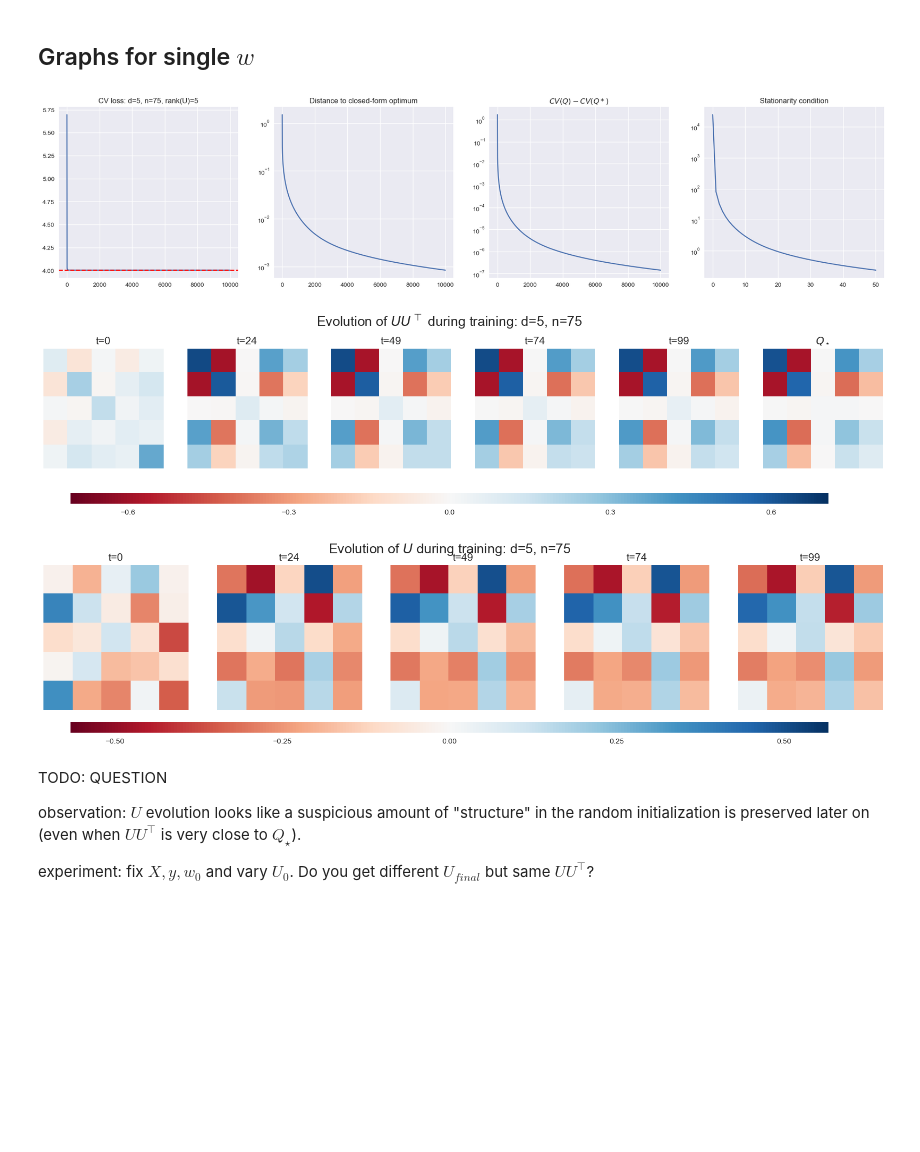
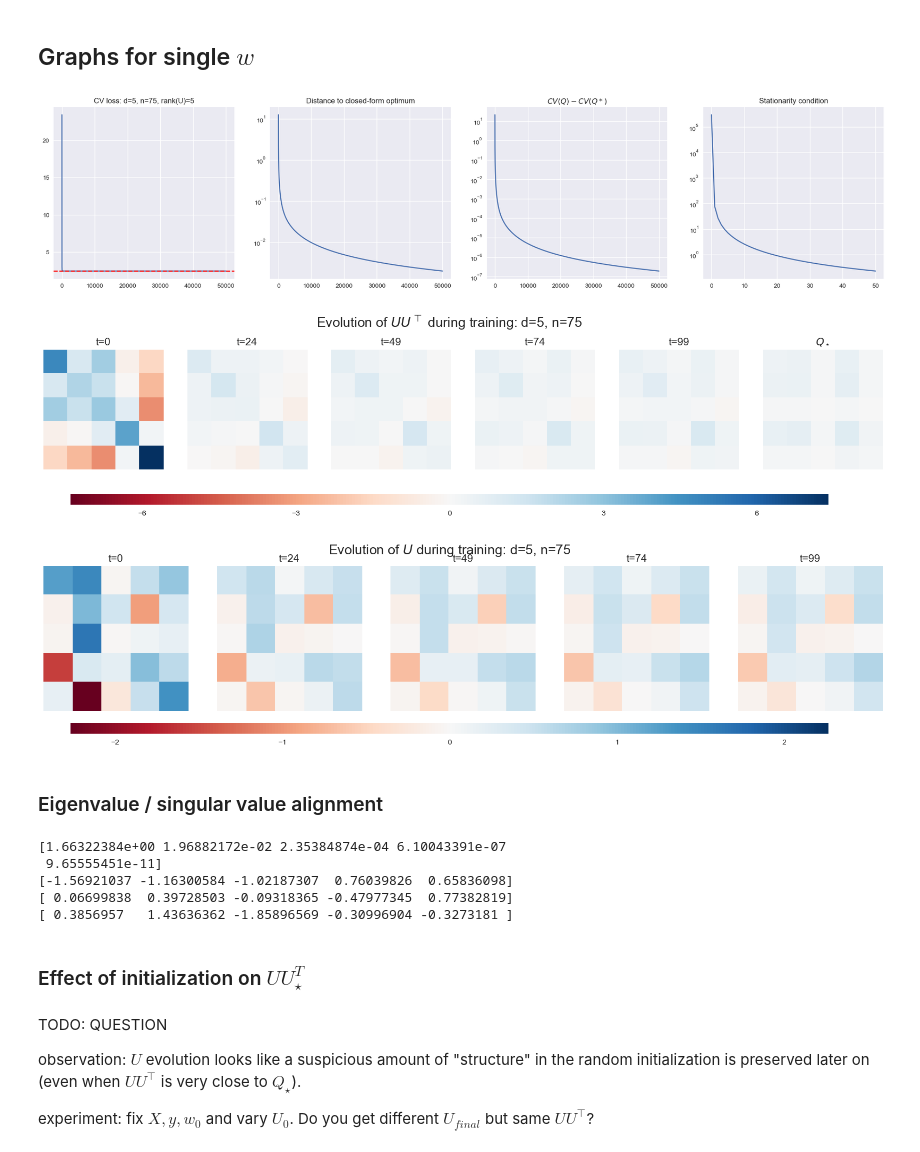
Before and after one commit to alexsemendinger/mirror-descent, a Jupyter notebook: md_single_step.ipynb, the cells around one changed output. Drawn from its saved outputs; the diff is of its cells as text; code cells hidden in the pictures; blank space fills up the shorter version.

```diff
--- a/md_single_step.ipynb
+++ b/md_single_step.ipynb
@@ -407,7 +408,7 @@ w0 = np.ones(d)
 Q0 = np.eye(d)
 
 # Training loop
-crossvals, Qs, X, y, w_star = potential_training_loop(d, n, inner_lr, outer_lr, w0, Q0, n_iters, w_cov, seed=123)
+crossvals, Qs, X, y, w_star = generate_data_and_train_Q(n, inner_lr, outer_lr, w0, Q0, n_iters, w_cov, seed=123)
 
 # --- Plots ---
 n_figures = 3
@@ -794,16 +795,10 @@ def potential_update_U(w: np.ndarray, U: np.ndarray, outer_lr: float, inner_lr:
     # Update U using gradient descent
     return U - outer_lr * update
 # %%
-def potential_training_loop_U(d, n, inner_lr, outer_lr, w0, U0, n_iters,
-                            w_cov=None, noise_scale=0., seed=None):
+def potential_training_loop_U(X, y, inner_lr, outer_lr, w0, U0, n_iters):
     """
-    Basic training loop.
-    Generates linear data and runs potential_update for n_iters iterations.
-
-    Returns crossvals, Qs, X, y, w_star.
+    Basic training loop/
     """
-    X, y, w_star = generate_linear_data(d, n, w_cov, noise_scale)
-
     Us = [U0]
     crossvals = [crossval_U(w0, U0, inner_lr, X, y, ignore_diag=False)]
     U = U0.copy()
@@ -816,6 +811,17 @@ def potential_training_loop_U(d, n, inner_lr, outer_lr, w0, U0, n_iters,
     crossvals = np.array(crossvals)
 
     return crossvals, Us, X, y, w_star
+
+
+def generate_data_and_train_U(d, n, inner_lr, outer_lr, w0, Q0, n_iters,
+                              w_cov=None, noise_scale=0., seed=None):
+    """
+    Simpler training loop, which also generates data to eliminate another line of code later on.
+    """
+    X, y, w_star = generate_linear_data(d, n, w_cov, noise_scale)
+    crossvals, Us = potential_training_loop_U(X, y, inner_lr, outer_lr, w0, Q0, n_iters)
+
+    return crossvals, Us, X, y, w_star
 # %% [markdown]
 ### Claude's numerical correctness check for `potential_update_U`
 # %%
@@ -948,16 +954,16 @@ test_stationary_closed_form_U()
 # %%
 # Training setup
 d,n = 5, 75
-rank = d
-inner_lr, outer_lr = 0.1, 0.1
-n_iters = 10000
+rank = 5
+inner_lr, outer_lr = 0.1, 0.03
+n_iters = 50000
 w_cov = np.eye(d)
 w0 = np.ones(d)
-#U0 = np.eye(d)
-U0 = np.random.randn(d, rank) / d
+U0 = 0.0001 * np.eye(d)
+U0 =  np.random.randn(d, rank)
 
 # Training loop
-crossvals, Us, X, y, w_star = potential_training_loop_U(d, n, inner_lr, outer_lr, w0, U0, n_iters, w_cov)
+crossvals, Us, X, y, w_star = generate_data_and_train_U(d, n, inner_lr, outer_lr, w0, U0, n_iters, w_cov)
 
 UUTstar = stationary_closed_form_UUT(X, w0, w_star, inner_lr)
 UUTs = np.array([U @ U.T for U in Us])
@@ -969,36 +975,52 @@ r = range(n_iters)
 # Plot crossvals
 plt.figure(figsize=(24, 5))
 plt.subplot(1, 4, 1)
 plt.title(f"CV loss: d={d}, n={n}, rank(U)={rank}")
 plt.plot(crossvals[r], label="train")
 plt.axhline(crossval(w0, UUTstar, inner_lr, X, y, ignore_diag=False), label="Qstar train", linestyle='--', color='red')
 
 # plot distance to optimum
 plt.subplot(1, 4, 2)
 plt.title("Distance to closed-form optimum")
 plt.plot(d_UUT_UUTstar[r])
 plt.yscale('log')
 
 # diff between CV and UUTstar CV
 plt.subplot(1, 4, 3)
 plt.title("$CV(Q) - CV(Q*)$")
 plt.plot((crossvals[r] - crossval(w0, UUTstar, inner_lr, X, y, ignore_diag=False)))
 plt.yscale('log')
 
 # stationarity condition. More to test the condition than anything else.
 plt.subplot(1, 4, 4)
 plt.title("Stationarity condition")
 plt.plot([np.linalg.norm(stationarity_condition_U_full(U, X, w0, w_star, inner_lr)) for U in Us[::n_iters//50]])
 plt.yscale('log')
 plt.show()
 
 r = range(100)
 plot_matrix_evolution(UUTs[r], main_title=f"Evolution of $UU^\\top$ during training: d={d}, n={n}", extra_matrix=UUTstar, extra_matrix_title=f"$Q_\\star$")
 plot_matrix_evolution(Us[r], main_title=f"Evolution of $U$ during training: d={d}, n={n}")
 # %% [output]
-[figure, old version]
+[figure, new version]
-[figure, old version]
+[figure, new version]
-[figure, old version]
+[figure, new version]
+# %% [markdown]
+### Eigenvalue / singular value alignment
+# %%
+U, S, V = np.linalg.svd(UUTstar)
+print(S)
+print(np.inner(w_star, U))
+print(U[:,-1])
+print(w_star)
+# %% [output]
+[1.66322384e+00 1.96882172e-02 2.35384874e-04 6.10043391e-07
+ 9.65555451e-11]
+[-1.56921037 -1.16300584 -1.02187307  0.76039826  0.65836098]
+[ 0.06699838  0.39728503 -0.09318365 -0.47977345  0.77382819]
+[ 0.3856957   1.43636362 -1.85896569 -0.30996904 -0.3273181 ]
+# %% [markdown]
+### Effect of initialization on $UU^T_\star$
 # %% [markdown]
 TODO: QUESTION
 
```
Also changed, not shown: parts of 4 cells of this notebook.
